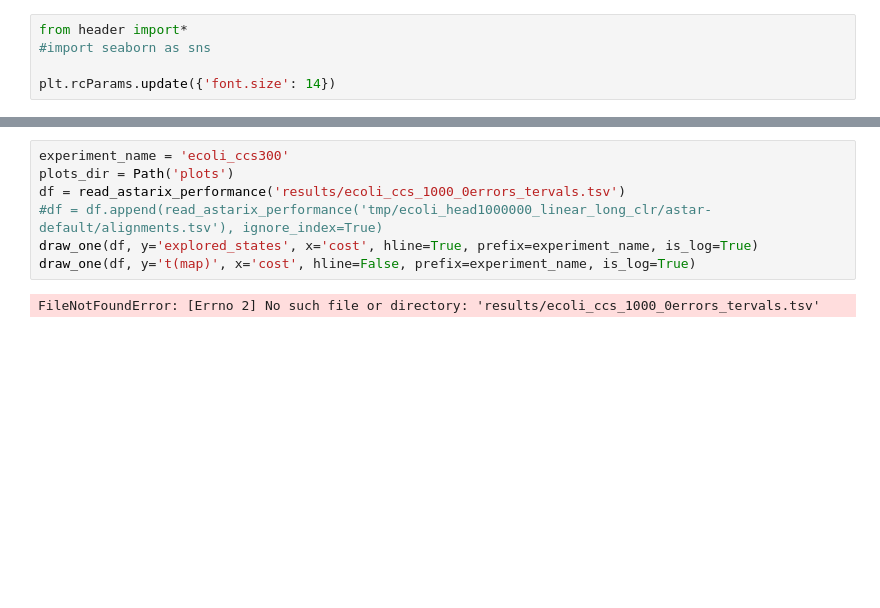
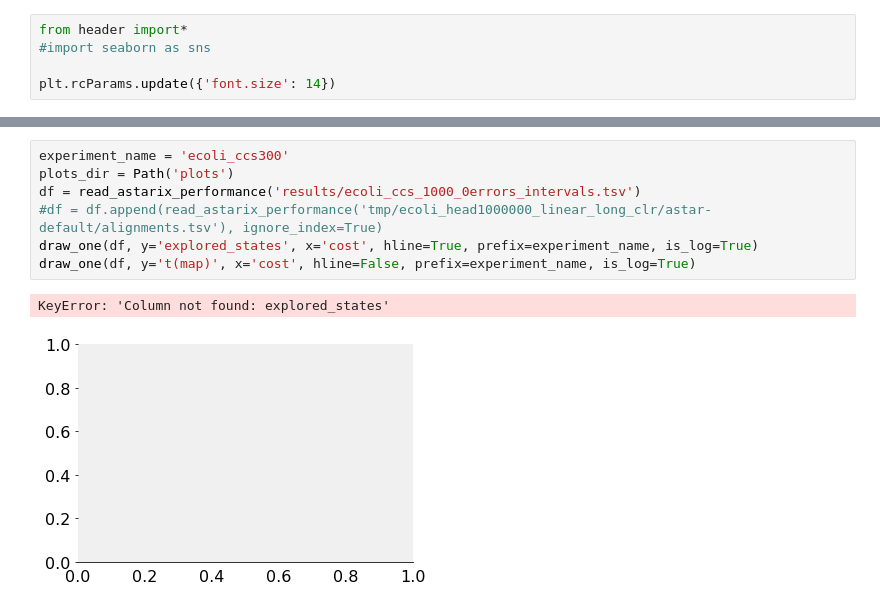
Before and after one commit to eth-sri/astarix, a Jupyter notebook: evals/astar_vs_dijkstra.ipynb, the cells around one changed output, grey strips where cells are left out. Saved outputs shown, nothing was run; the diff lists cells and outputs as text; blank space fills up the shorter version.

```diff
--- a/evals/astar_vs_dijkstra.ipynb
+++ b/evals/astar_vs_dijkstra.ipynb
@@ -229,12 +231,13 @@ S1_5      data/ecoli_head1000000_linear/graph.gfa  4317594  astar-seeds     alig
 # %%
 experiment_name = 'ecoli_ccs300'
 plots_dir = Path('plots')
-df = read_astarix_performance('results/ecoli_ccs_1000_0errors_tervals.tsv')
+df = read_astarix_performance('results/ecoli_ccs_1000_0errors_intervals.tsv')
 #df = df.append(read_astarix_performance('tmp/ecoli_head1000000_linear_long_clr/astar-default/alignments.tsv'), ignore_index=True)
 draw_one(df, y='explored_states', x='cost', hline=True, prefix=experiment_name, is_log=True)
 draw_one(df, y='t(map)', x='cost', hline=False, prefix=experiment_name, is_log=True)
 # %% [output]
-FileNotFoundError: [Errno 2] No such file or directory: 'results/ecoli_ccs_1000_0errors_tervals.tsv'
+KeyError: 'Column not found: explored_states'
+[figure, added]
 # %%
 experiment_name = 'ecoli_ccs_1000_0errors_intervals_cmp'
 plots_dir = Path('plots')
```
Also changed, not shown: parts of 13 cells of this notebook, 6 other files.
